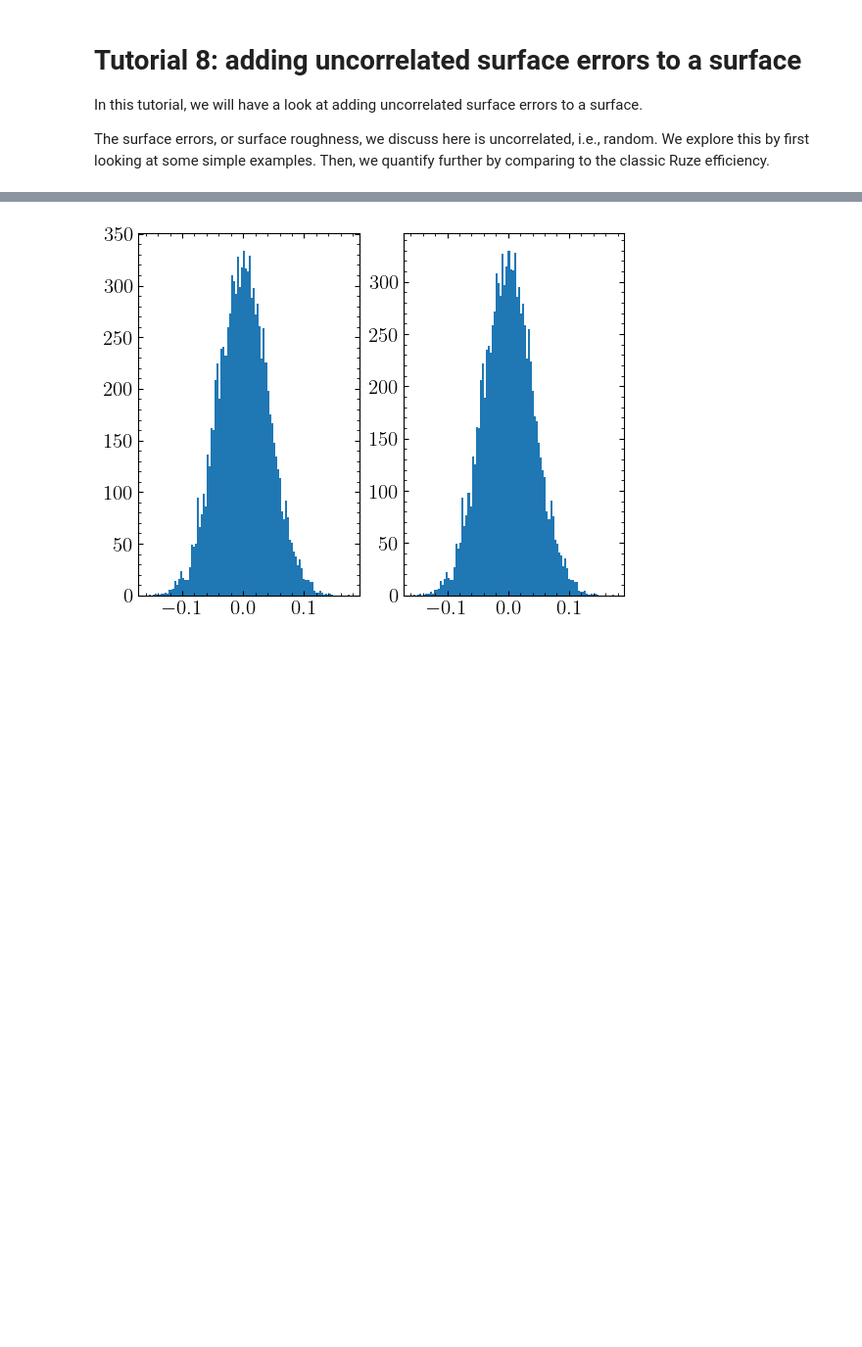
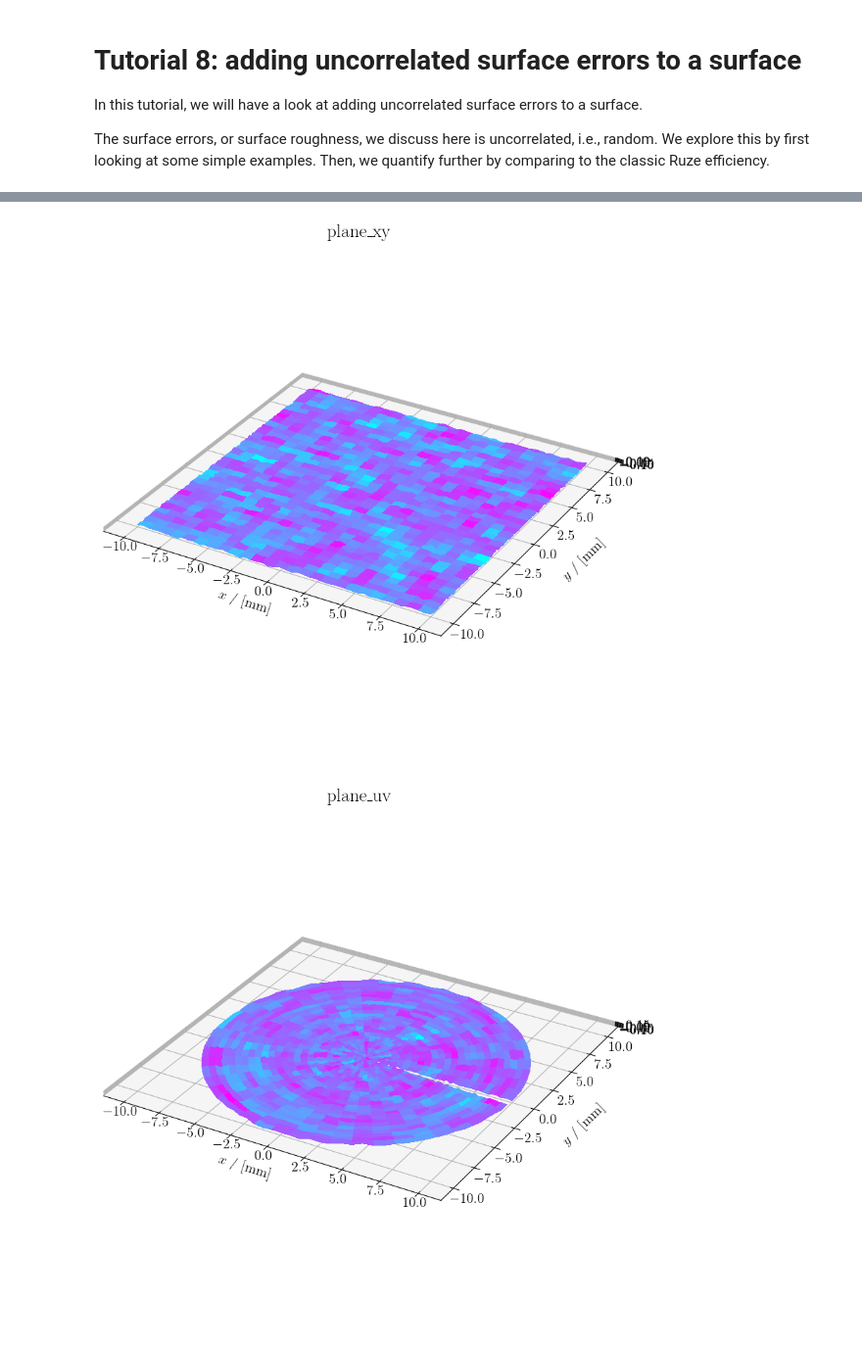
Before and after one commit to PyPO-dev/PyPO, a Jupyter notebook: tutorials/Untitled.ipynb, the cells around one changed output, grey strips where cells are left out. Shown at 98% size. Saved outputs shown, nothing was run; the diff lists cells and outputs as text; code cells hidden in the pictures; blank space fills up the shorter version.

```diff
--- a/tutorials/Untitled.ipynb
+++ b/tutorials/Untitled.ipynb
@@ -39,8 +39,8 @@ plane_xy = {
 s.addPlane(plane_uv)
 s.addPlane(plane_xy)
 
-#s.plot3D("plane_xy")
-#s.plot3D("plane_uv")
+s.plot3D("plane_xy")
+s.plot3D("plane_uv")
 
 grids_xy = s.generateGrids("plane_xy")
 grids_uv = s.generateGrids("plane_uv")
@@ -56 +56,2 @@ plt.show()
-[figure, old version]
+[figure, new version]
+[figure, added]
```
Also changed, not shown: parts of 1 cell of this notebook, 3 other files.
